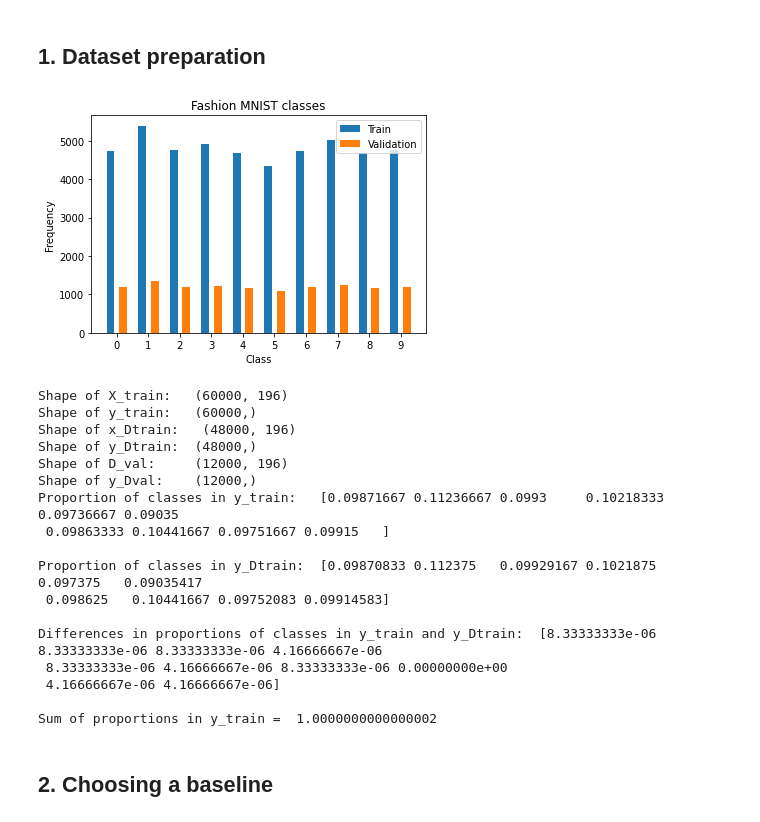
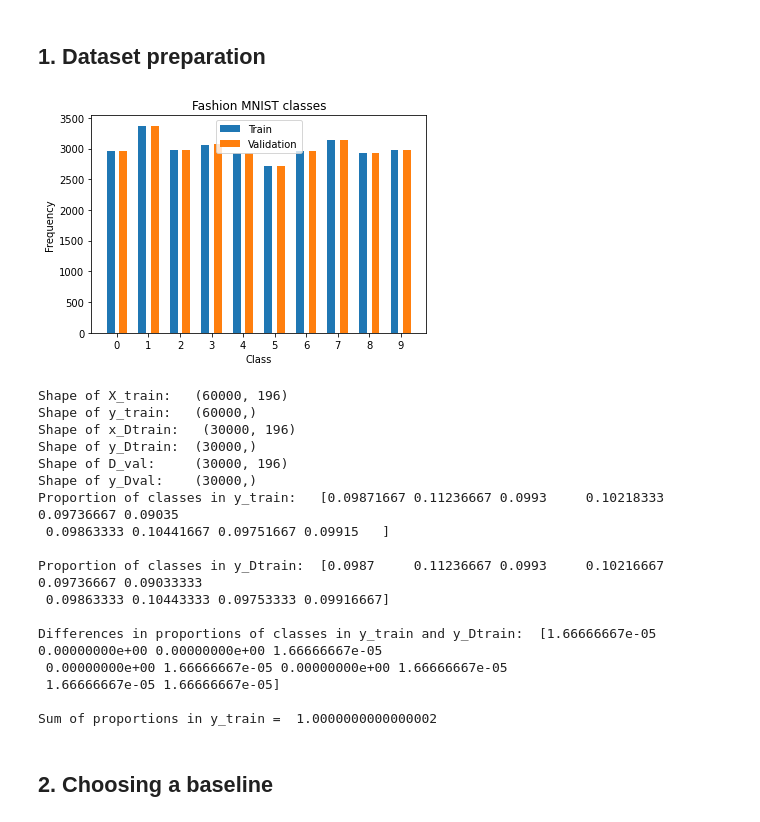
Before and after one commit to gdquintero/machine_learning_project, a Jupyter notebook: main.ipynb, the cells around one changed output. Cells and saved outputs as stored; diff of their text form; code cells hidden in the pictures.

```diff
--- a/main.ipynb
+++ b/main.ipynb
@@ -153,46 +153,46 @@ Maximum value in X_test: 1.0
 # %%
 N, d = x_train_reduced.shape
 index = np.arange(N)
 
 x_Dtrain,D_val,y_Dtrain,y_Dval,index_Dtrain,index_Dval = \
-train_test_split(x_train_reduced,y_train,index,train_size=0.80,random_state=4,stratify=y_train)
+train_test_split(x_train_reduced,y_train,index,train_size=0.50,random_state=4,stratify=y_train)
 
 print_frequency(y_Dtrain,y_Dval)
 
 print("Shape of X_train:  ", x_train_reduced.shape)
 print("Shape of y_train:  ", y_train.shape)
 print("Shape of x_Dtrain:  ", x_Dtrain.shape)
 print("Shape of y_Dtrain: ", y_Dtrain.shape)
 print("Shape of D_val:    ", D_val.shape)
 print("Shape of y_Dval:   ", y_Dval.shape)
 
 u, c_y_train = np.unique(y_train, return_counts=True)
 u, c_y_dtrain = np.unique(y_Dtrain, return_counts=True)
 print("Proportion of classes in y_train:  ", c_y_train[0:10]/len(y_train))
 print()
 print("Proportion of classes in y_Dtrain: ", c_y_dtrain[0:10]/len(y_Dtrain))
 print()
 print("Differences in proportions of classes in y_train and y_Dtrain: ",
       np.abs(c_y_train[0:10]/len(y_train) - c_y_dtrain[0:10]/len(y_Dtrain)))
 print()
 print("Sum of proportions in y_train = ", sum(c_y_train[0:10]/len(y_train)))
 # %% [output]
-[figure, old version]
+[figure, new version]
 Shape of X_train:   (60000, 196)
 Shape of y_train:   (60000,)
-Shape of x_Dtrain:   (48000, 196)
-Shape of y_Dtrain:  (48000,)
-Shape of D_val:     (12000, 196)
-Shape of y_Dval:    (12000,)
+Shape of x_Dtrain:   (30000, 196)
+Shape of y_Dtrain:  (30000,)
+Shape of D_val:     (30000, 196)
+Shape of y_Dval:    (30000,)
 Proportion of classes in y_train:   [0.09871667 0.11236667 0.0993     0.10218333 0.09736667 0.09035
  0.09863333 0.10441667 0.09751667 0.09915   ]
 
-Proportion of classes in y_Dtrain:  [0.09870833 0.112375   0.09929167 0.1021875  0.097375   0.09035417
- 0.098625   0.10441667 0.09752083 0.09914583]
+Proportion of classes in y_Dtrain:  [0.0987     0.11236667 0.0993     0.10216667 0.09736667 0.09033333
+ 0.09863333 0.10443333 0.09753333 0.09916667]
 
-Differences in proportions of classes in y_train and y_Dtrain:  [8.33333333e-06 8.33333333e-06 8.33333333e-06 4.16666667e-06
- 8.33333333e-06 4.16666667e-06 8.33333333e-06 0.00000000e+00
- 4.16666667e-06 4.16666667e-06]
+Differences in proportions of classes in y_train and y_Dtrain:  [1.66666667e-05 0.00000000e+00 0.00000000e+00 1.66666667e-05
+ 0.00000000e+00 1.66666667e-05 0.00000000e+00 1.66666667e-05
+ 1.66666667e-05 1.66666667e-05]
 
 Sum of proportions in y_train =  1.0000000000000002
 # %% [markdown]
```
Also changed, not shown: parts of 3 cells of this notebook, 1 other file.
